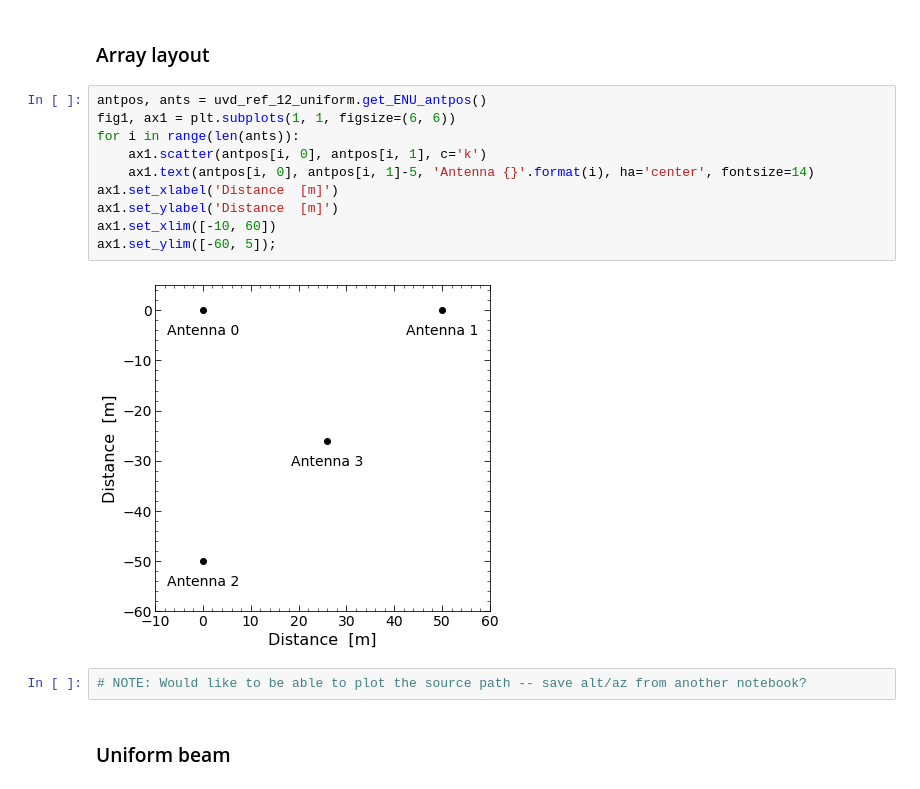
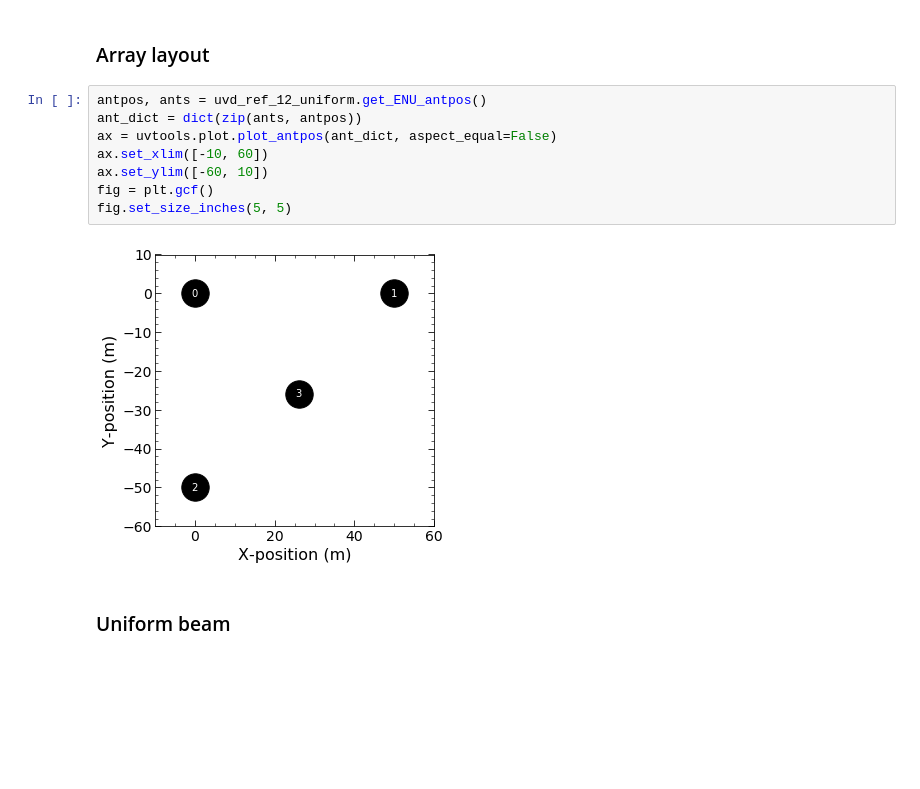
Before and after one commit to HERA-Team/hera-validation, a Jupyter notebook: test-series/-1/test-neg1.1.0.ipynb, the cells around one changed output. Saved outputs shown, nothing was run; the diff lists cells and outputs as text; blank space fills up the shorter version.

Commit message:
lots and lots of plots

```diff
--- a/test-series/-1/test-neg1.1.0.ipynb
+++ b/test-series/-1/test-neg1.1.0.ipynb
@@ -210,19 +246,15 @@ Telescope BLLITE is not in known_telescopes.
 Telescope RIMEz is not in known_telescopes.
 # %% [markdown]
 ### Array layout
-# %%
-antpos, ants = uvd_ref_12_uniform.get_ENU_antpos()
-fig1, ax1 = plt.subplots(1, 1, figsize=(6, 6))
-for i in range(len(ants)):
-    ax1.scatter(antpos[i, 0], antpos[i, 1], c='k')
-    ax1.text(antpos[i, 0], antpos[i, 1]-5, 'Antenna {}'.format(i), ha='center', fontsize=14)
-ax1.set_xlabel('Distance  [m]')
-ax1.set_ylabel('Distance  [m]')
-ax1.set_xlim([-10, 60])
-ax1.set_ylim([-60, 5]);
-# %% [output]
-[figure, removed]
-# %%
-# NOTE: Would like to be able to plot the source path -- save alt/az from another notebook?
+# %%
+antpos, ants = uvd_ref_12_uniform.get_ENU_antpos()
+ant_dict = dict(zip(ants, antpos))
+ax = uvtools.plot.plot_antpos(ant_dict, aspect_equal=False)
+ax.set_xlim([-10, 60])
+ax.set_ylim([-60, 10])
+fig = plt.gcf()
+fig.set_size_inches(5, 5)
+# %% [output]
+[figure, added]
 # %% [markdown]
 ### Uniform beam
```
Also changed, not shown: parts of 40 cells of this notebook.
